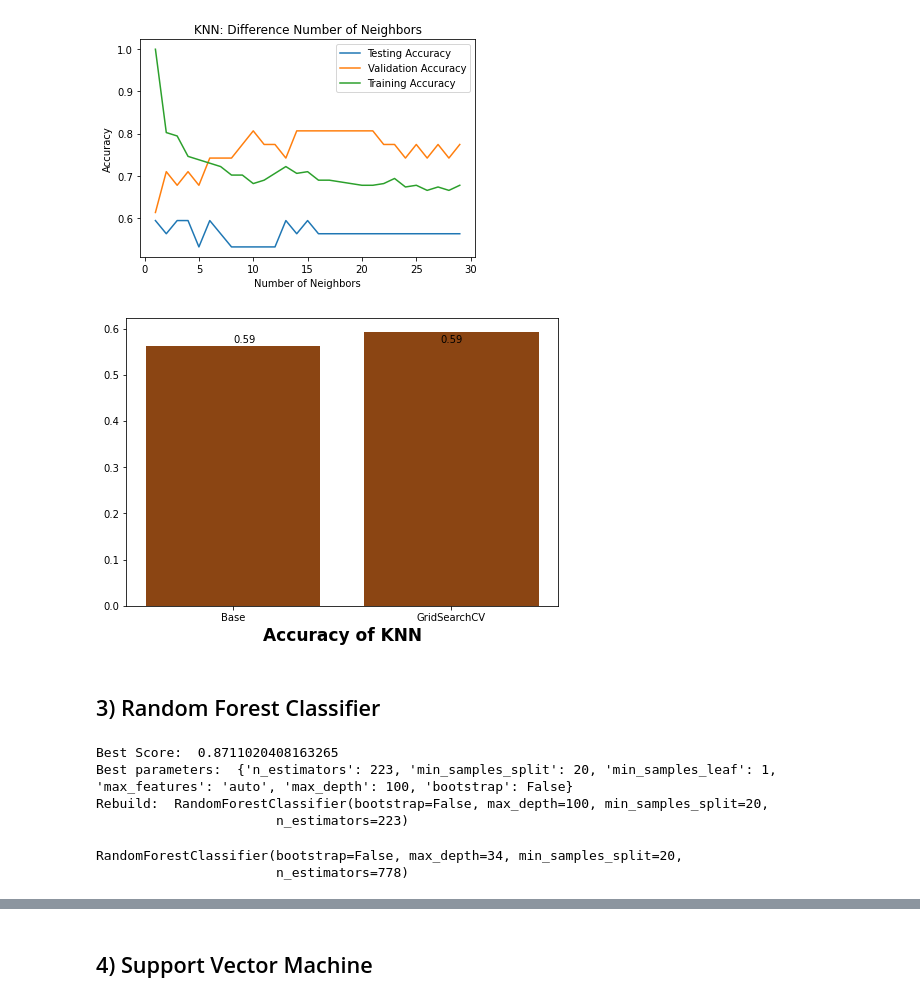
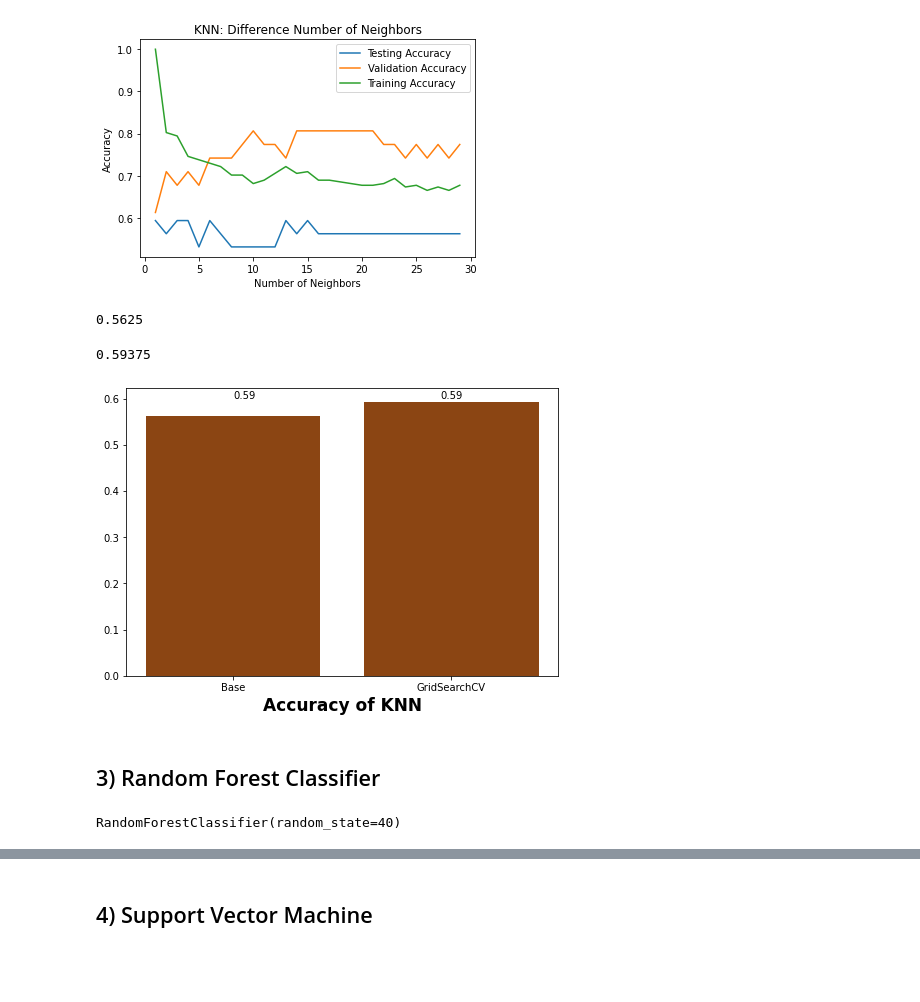
Before and after one commit to shunki-akiyama/HR-Analytics, a Jupyter notebook: HR Analytics.ipynb, the cells around one changed output, grey strips where cells are left out. Drawn from its saved outputs; the diff is of its cells as text; code cells hidden in the pictures; blank space fills up the shorter version.

```diff
--- a/HR Analytics.ipynb
+++ b/HR Analytics.ipynb
@@ -953,60 +979,39 @@ plt.ylabel('Accuracy')
 plt.show()
 # %% [output]
 [figure]
+# %%
+knn.score(final_X_test, final_y_test)
+# %% [output]
+0.5625
+# %%
+best_model.score(final_X_test, final_y_test)
+# %% [output]
+0.59375
 # %%
 #Visualizing the accuracy of KNN.
 fig = plt.figure()
 ax = fig.add_axes([0,0,1,1])
 model = ['Base', 'GridSearchCV']
 accuracy = [knn.score(final_X_test, final_y_test),
             best_model.score(final_X_test, final_y_test)]
 
 # Create labels
-plt.text(0.00, 0.57, s='0.59', size=10)
-plt.text(0.95, 0.57, s='0.59', size=10)
+plt.text(0.00, 0.60, s='0.59', size=10)
+plt.text(0.95, 0.60, s='0.59', size=10)
 
 ax.bar(model ,accuracy, color='saddlebrown')
 plt.xlabel('Accuracy of KNN', fontweight='bold', color = 'Black', fontsize='17', horizontalalignment='center')
 plt.show()
 # %% [output]
-[figure, old version]
+[figure, new version]
 # %% [markdown]
 ## 3) Random Forest Classifier
 # %%
 from sklearn.ensemble import RandomForestClassifier
-rnd_clf = RandomForestClassifier()
+rnd_clf = RandomForestClassifier(random_state=40)
+rnd_clf.fit(final_X_train, final_y_train)
+# %% [output]
+RandomForestClassifier(random_state=40)
-# %%
-#Random Search
-np.random.seed(52)
-
-param_forest = {
-    'bootstrap': [True, False],
-    'max_depth': [int(x) for x in np.linspace(1, 100, num=4)],
-    'max_features': ['auto', 'sqrt'],
-    'min_samples_leaf': [int(x) for x in np.linspace(1, 20, num=2)],
-    'min_samples_split': [int(x) for x in np.linspace(1, 20, num=2)],
-    'n_estimators': [int(x) for x in np.linspace(1, 1000, num=10)]
-}
-random_search = RandomizedSearchCV(rnd_clf, param_forest, cv=5, scoring="accuracy",
-                                   n_iter = 50, random_state=42, n_jobs = -1)
-random_search.fit(final_X_train, final_y_train)
-
-
-print('Best Score: ', random_search.best_score_)
-print('Best parameters: ', random_search.best_params_)
-print('Rebuild: ', random_search.best_estimator_)
-# %% [output]
-Best Score:  0.8711020408163265
-Best parameters:  {'n_estimators': 223, 'min_samples_split': 20, 'min_samples_leaf': 1, 'max_features': 'auto', 'max_depth': 100, 'bootstrap': False}
-Rebuild:  RandomForestClassifier(bootstrap=False, max_depth=100, min_samples_split=20,
-                       n_estimators=223)
-# %%
-rnd_clf = RandomForestClassifier(bootstrap=False, max_depth=34, min_samples_split=20,
-                       n_estimators=778)
-rnd_clf.fit(final_X_train, final_y_train)
-# %% [output]
-RandomForestClassifier(bootstrap=False, max_depth=34, min_samples_split=20,
-                       n_estimators=778)
 # %%
 #check the result
 print("Train metrics:")
```
Also changed, not shown: parts of 46 cells of this notebook.
